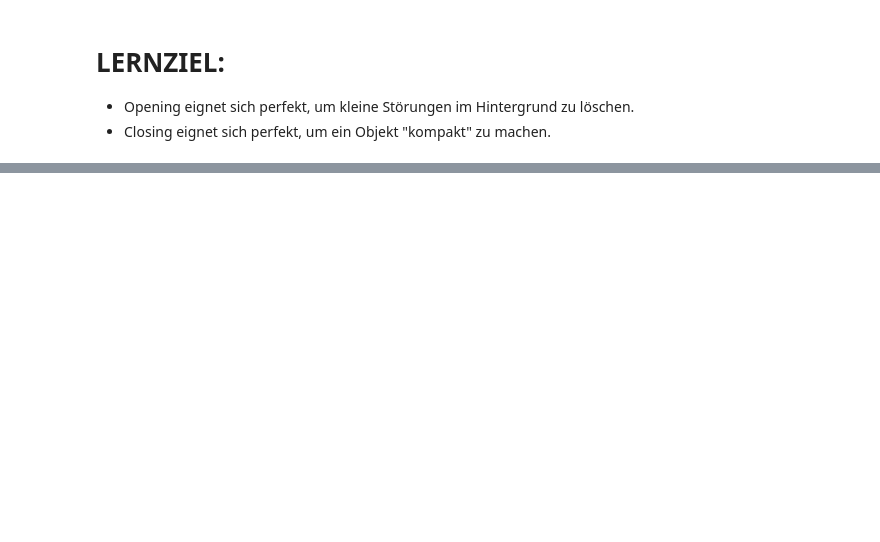
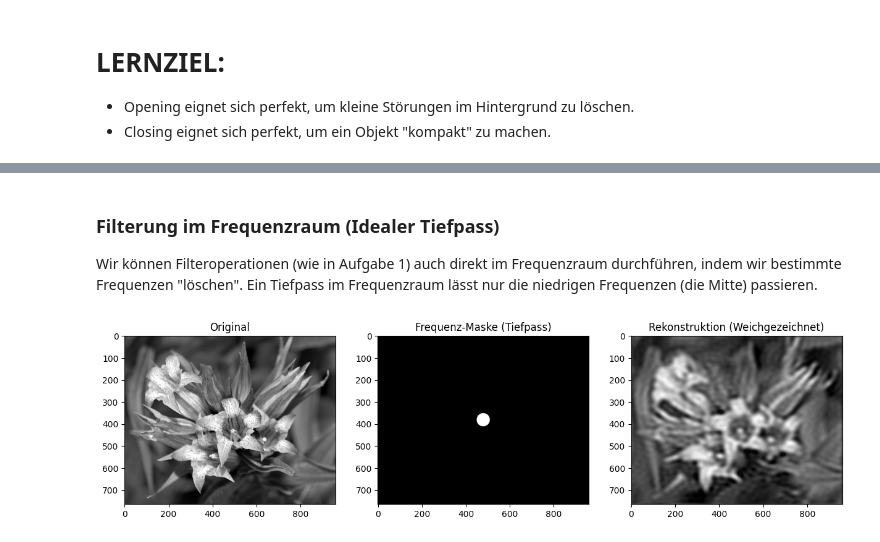
Before and after one commit to alexposekany/ComputerVision, a Jupyter notebook: Beispiel2_Segmentierung.ipynb, the cells around one changed output, grey strips where cells are left out. Cells and saved outputs as stored; diff of their text form; code cells hidden in the pictures; blank space fills up the shorter version.

```diff
--- a/Beispiel2_Segmentierung.ipynb
+++ b/Beispiel2_Segmentierung.ipynb
@@ -318,0 +383,31 @@ plt.show()
+# %% [markdown]
+### Filterung im Frequenzraum (Idealer Tiefpass)
+
+Wir können Filteroperationen (wie in Aufgabe 1) auch direkt im Frequenzraum durchführen, indem wir bestimmte Frequenzen "löschen". Ein Tiefpass im Frequenzraum lässt nur die niedrigen Frequenzen (die Mitte) passieren.
+# %%
+rows, cols = img_shadow.shape
+crow, ccol = rows//2, cols//2  # Mittelpunkt
+
+# 1. Maske erstellen (Idealer Tiefpass: Kreis in der Mitte)
+# Radius bestimmt, wie stark weichgezeichnet wird (kleiner Radius = mehr Blur)
+radius = 30
+mask = np.zeros((rows, cols), np.uint8)
+# Kreisfläche auf 1 setzen
+cv2.circle(mask, (ccol, crow), radius, 1, -1)
+
+# 2. Filterung anwenden (Frequenzen ausblenden)
+fshift_filtered = fshift * mask
+
+# 3. Rücktransformation (Inverse FFT)
+f_ishift = np.fft.ifftshift(fshift_filtered)
+img_back = np.fft.ifft2(f_ishift)
+img_back = np.abs(img_back) # Betrag nehmen (da Ergebnis komplex sein kann)
+
+# Darstellung
+plt.figure(figsize=(15, 5))
+plt.subplot(1, 3, 1); plt.imshow(img_shadow, cmap='gray'); plt.title("Original")
+plt.subplot(1, 3, 2); plt.imshow(mask, cmap='gray'); plt.title("Frequenz-Maske (Tiefpass)")
+plt.subplot(1, 3, 3); plt.imshow(img_back, cmap='gray'); plt.title("Rekonstruktion (Weichgezeichnet)")
+plt.show()
+# %% [output]
+[figure, added]
```
Also changed, not shown: parts of 10 cells of this notebook.
